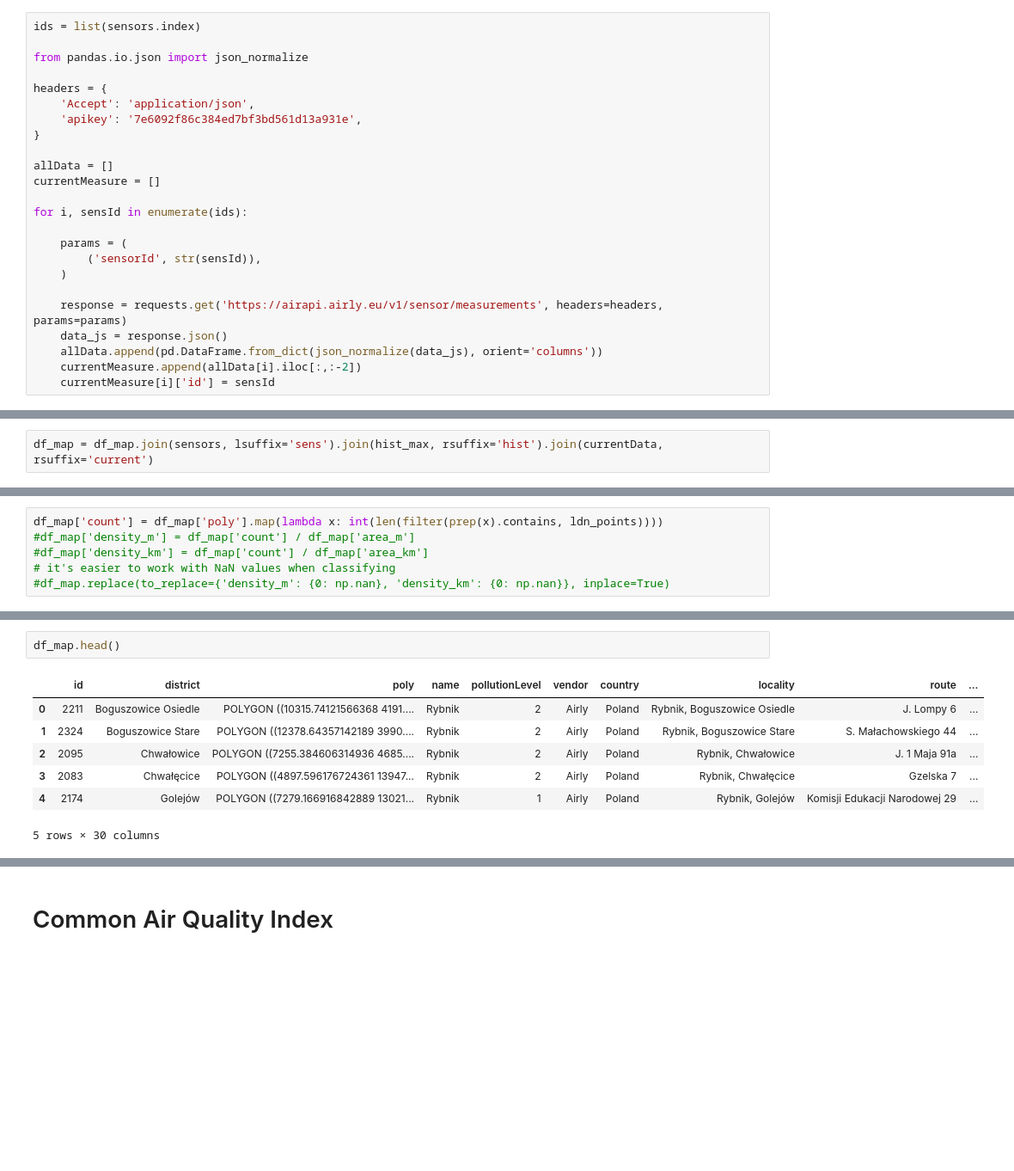
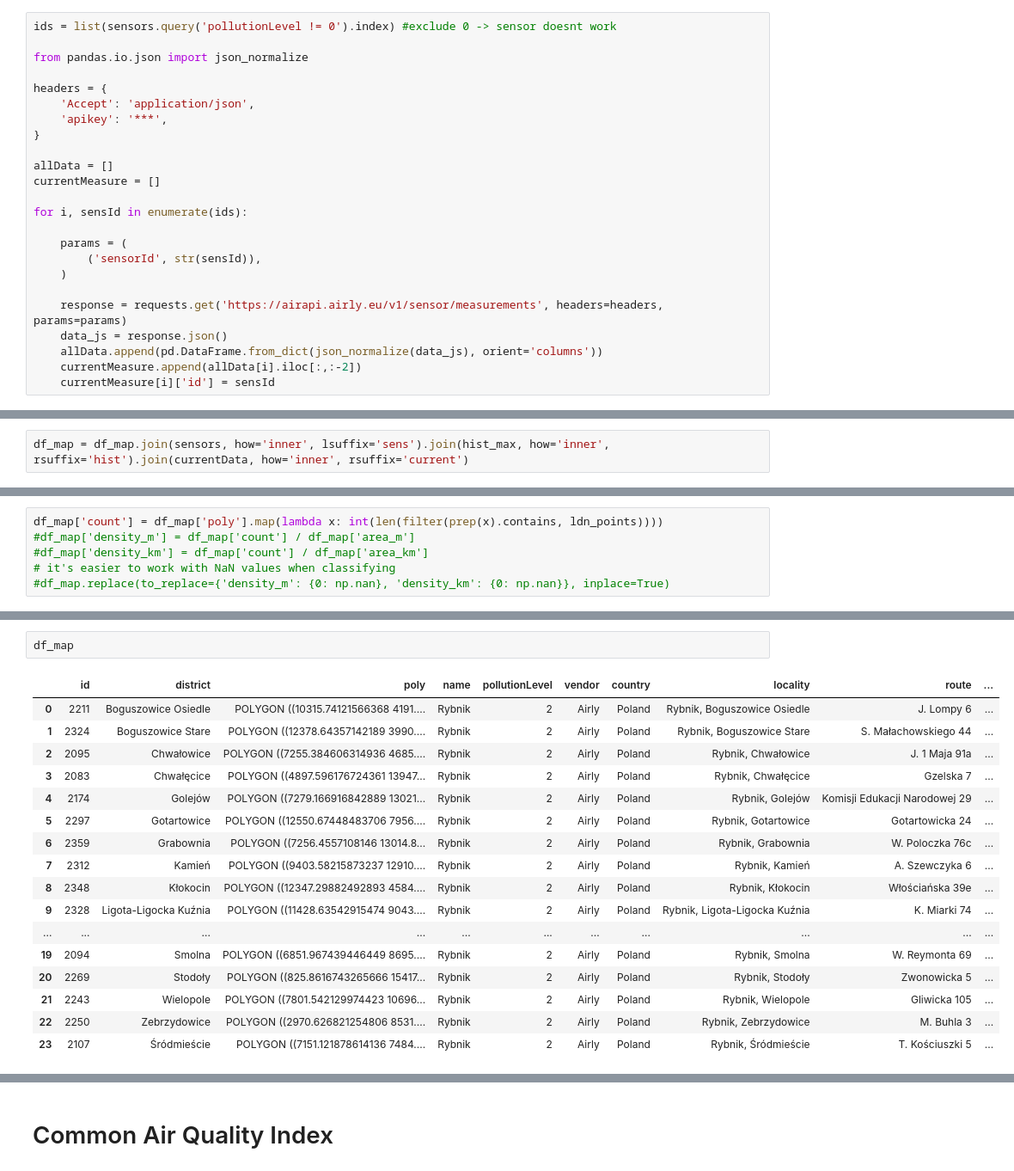
Before and after one commit to skrzypiec/powietrze_w_rybniku, a Jupyter notebook: script/map-merged.ipynb, the cells around one changed output, grey strips where cells are left out. Shown at 86% size. Cells and saved outputs as stored; diff of their text form; blank space fills up the shorter version.

```diff
--- a/script/map-merged.ipynb
+++ b/script/map-merged.ipynb
@@ -118,13 +136,13 @@ sensors
 # %% [markdown]
 # More detailed data
 # %%
-ids = list(sensors.index)
+ids = list(sensors.query('pollutionLevel != 0').index) #exclude 0 -> sensor doesnt work
 
 from pandas.io.json import json_normalize
 
 headers = {
     'Accept': 'application/json',
-    'apikey': '7e6092f86c384ed7bf3bd561d13a931e',
+    'apikey': '***',
 }
 
 allData = []
@@ -245,7 +279,7 @@ df_map = pd.DataFrame({
 df_map = df_map.sort_values('district')
 df_map.set_index('id',inplace=True)
 # %%
-df_map = df_map.join(sensors, lsuffix='sens').join(hist_max, rsuffix='hist').join(currentData, rsuffix='current')
+df_map = df_map.join(sensors, how='inner', lsuffix='sens').join(hist_max, how='inner', rsuffix='hist').join(currentData, how='inner', rsuffix='current')
 # %%
 # Create Point objects in map coordinates from dataframe lon and lat values
 map_points = pd.Series(
@@ -308,10 +368,20 @@ df_map['count'] = df_map['poly'].map(lambda x: int(len(filter(prep(x).contains,
 # %%
-df_map.head()
+df_map
 # %% [output]
 |  | id | district | poly | name | pollutionLevel | vendor | country | locality | route | ... |
 | 0 | 2211 | Boguszowice Osiedle | POLYGON ((10315.74121566368 4191.... | Rybnik | 2 | Airly | Poland | Rybnik, Boguszowice Osiedle | J. Lompy 6 | ... |
 | 1 | 2324 | Boguszowice Stare | POLYGON ((12378.64357142189 3990.... | Rybnik | 2 | Airly | Poland | Rybnik, Boguszowice Stare | S. Małachowskiego 44 | ... |
 | 2 | 2095 | Chwałowice | POLYGON ((7255.384606314936 4685.... | Rybnik | 2 | Airly | Poland | Rybnik, Chwałowice | J. 1 Maja 91a | ... |
 | 3 | 2083 | Chwałęcice | POLYGON ((4897.596176724361 13947... | Rybnik | 2 | Airly | Poland | Rybnik, Chwałęcice | Gzelska 7 | ... |
-| 4 | 2174 | Golejów | POLYGON ((7279.166916842889 13021... | Rybnik | 1 | Airly | Poland | Rybnik, Golejów | Komisji Edukacji Narodowej 29 | ... |
+| 4 | 2174 | Golejów | POLYGON ((7279.166916842889 13021... | Rybnik | 2 | Airly | Poland | Rybnik, Golejów | Komisji Edukacji Narodowej 29 | ... |
+| 5 | 2297 | Gotartowice | POLYGON ((12550.67448483706 7956.... | Rybnik | 2 | Airly | Poland | Rybnik, Gotartowice | Gotartowicka 24 | ... |
+| 6 | 2359 | Grabownia | POLYGON ((7256.4557108146 13014.8... | Rybnik | 2 | Airly | Poland | Rybnik, Grabownia | W. Poloczka 76c | ... |
+| 7 | 2312 | Kamień | POLYGON ((9403.58215873237 12910.... | Rybnik | 2 | Airly | Poland | Rybnik, Kamień | A. Szewczyka 6 | ... |
+| 8 | 2348 | Kłokocin | POLYGON ((12347.29882492893 4584.... | Rybnik | 2 | Airly | Poland | Rybnik, Kłokocin | Włościańska 39e | ... |
+| 9 | 2328 | Ligota-Ligocka Kuźnia | POLYGON ((11428.63542915474 9043.... | Rybnik | 2 | Airly | Poland | Rybnik, Ligota-Ligocka Kuźnia | K. Miarki 74 | ... |
+| ... | ... | ... | ... | ... | ... | ... | ... | ... | ... | ... |
+| 19 | 2094 | Smolna | POLYGON ((6851.967439446449 8695.... | Rybnik | 2 | Airly | Poland | Rybnik, Smolna | W. Reymonta 69 | ... |
+| 20 | 2269 | Stodoły | POLYGON ((825.8616743265666 15417... | Rybnik | 2 | Airly | Poland | Rybnik, Stodoły | Zwonowicka 5 | ... |
+| 21 | 2243 | Wielopole | POLYGON ((7801.542129974423 10696... | Rybnik | 2 | Airly | Poland | Rybnik, Wielopole | Gliwicka 105 | ... |
+| 22 | 2250 | Zebrzydowice | POLYGON ((2970.626821254806 8531.... | Rybnik | 2 | Airly | Poland | Rybnik, Zebrzydowice | M. Buhla 3 | ... |
+| 23 | 2107 | Śródmieście | POLYGON ((7151.121878614136 7484.... | Rybnik | 2 | Airly | Poland | Rybnik, Śródmieście | T. Kościuszki 5 | ... |
-5 rows × 30 columns
```
Also changed, not shown: parts of 30 cells of this notebook.
